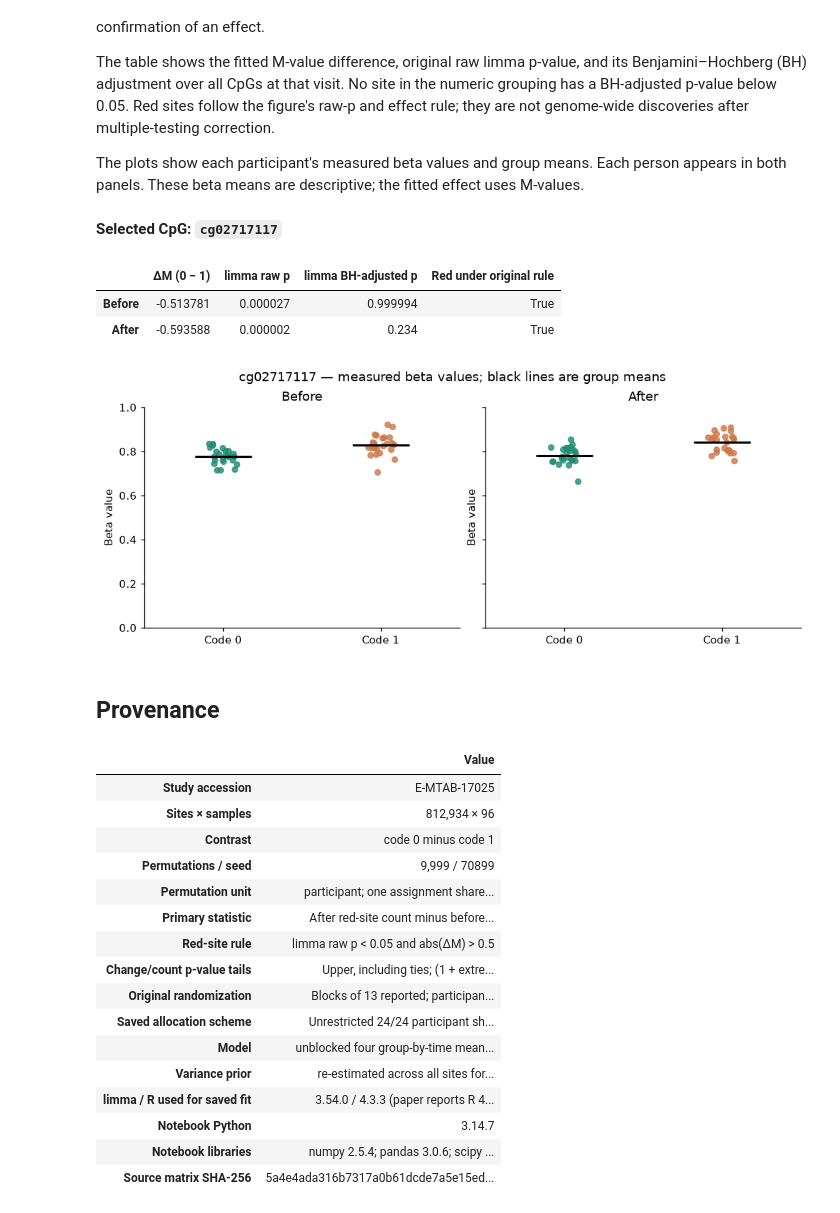
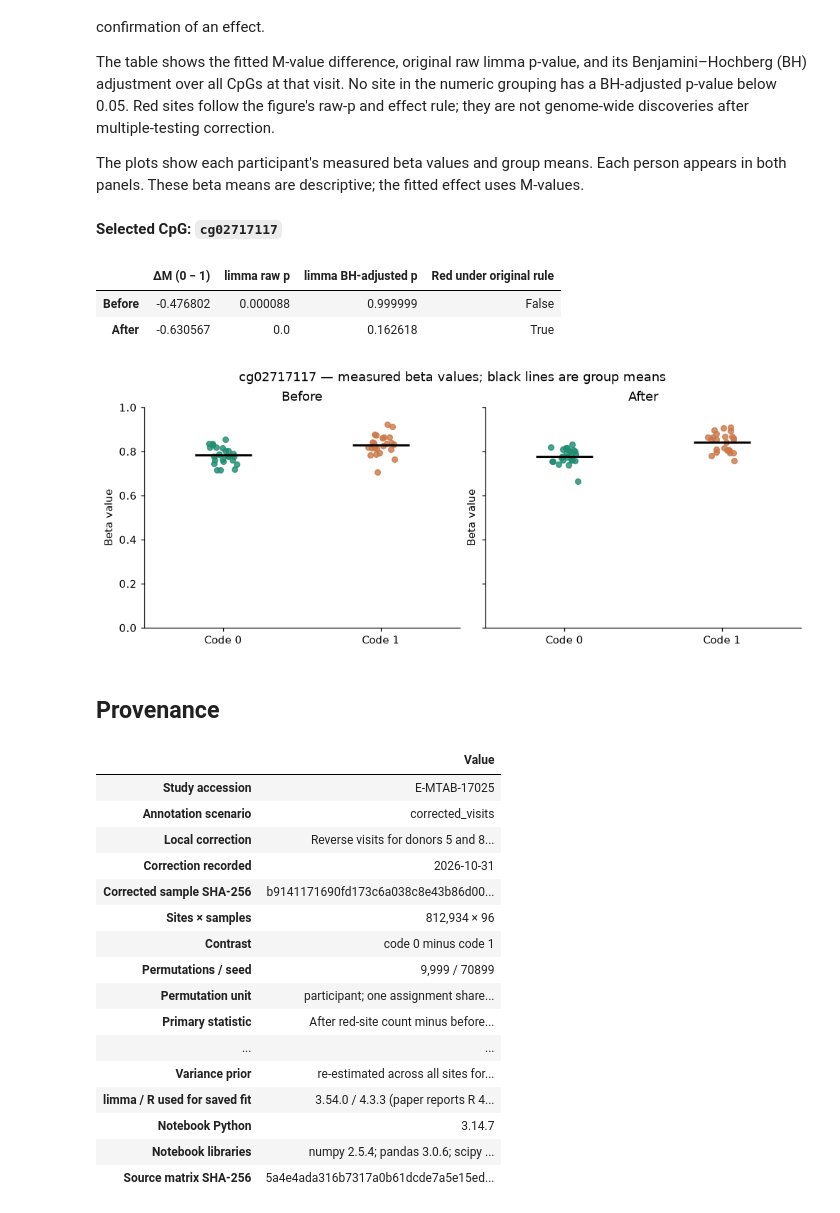
Before and after one commit to pbenner/diet-methylation-reanalysis, a Jupyter notebook: notebooks/figure1b_results.ipynb, the cells around one changed output. Cells and saved outputs as stored; diff of their text form; code cells hidden in the pictures.

```diff
--- a/notebooks/figure1b_results.ipynb
+++ b/notebooks/figure1b_results.ipynb
@@ -22,6 +27,7 @@ of permutations. The [README](../README.md) documents the full pipeline.
 # %%
 from pathlib import Path
 import json
+import hashlib
 import sys
 from importlib.metadata import version
 
@@ -35,17 +41,17 @@ from IPython.display import display, Markdown, Image
 ROOT = next(
     (p for p in [Path.cwd(), *Path.cwd().parents]
      if (p / "data/processed/audit.json").exists()
-     and (p / "results/diet_code/permutation_run.json").exists()),
+     and (p / "results/corrected_visits/diet_code/permutation_run.json").exists()),
     None,
 )
 if ROOT is None:
     raise FileNotFoundError("Open this notebook from the vegandiet project or its notebooks folder.")
 
-OUT = ROOT / "results/diet_code"
+OUT = ROOT / "results/corrected_visits/diet_code"
 audit = json.loads((ROOT / "data/processed/audit.json").read_text())
 run = json.loads((OUT / "permutation_run.json").read_text())
 summary = pd.read_csv(OUT / "limma_summary.csv").set_index("time")
-samples = pd.read_csv(ROOT / "data/processed/samples.csv",
+samples = pd.read_csv(ROOT / "data/processed/samples_corrected_visits.csv",
                       dtype={"participant": str, "diet_code": str})
 
 # Fixed rules used for the Figure 1B comparison below.
@@ -58,5 +64,13 @@ pd.set_option("display.max_columns", 14)
 display(Markdown(f"Loaded **{audit['matrix_shape'][0]:,} CpGs**, "
                  f"**{audit['participants']} participants**, "
                  f"and a saved run of **{run['repetitions']:,} permutations**."))
+assert run["annotation_scenario"] == "corrected_visits"
+assert hashlib.sha256((ROOT / run["samples_file"]).read_bytes()).hexdigest() == run["samples_sha256"]
+correction = json.loads((ROOT / "data/processed/visit_correction.json").read_text())
+assert correction["corrected_samples_sha256"] == run["samples_sha256"]
+assert correction["corrected_rows"] == 4 and correction["only_time_changed"]
+sys.path.insert(0, str(ROOT / "scripts"))
+from audit_results import validate_saved_summaries
+validate_saved_summaries(OUT)
 # %% [output]
 Loaded **812,934 CpGs**, **48 participants**, and a saved run of **9,999 permutations**.
@@ -577,44 +610,48 @@ else:
 # %% [output]
 **Selected CpG: `cg02717117`**
 |  | ΔM (0 − 1) | limma raw p | limma BH-adjusted p | Red under original rule |
-| Before | -0.513781 | 0.000027 | 0.999994 | True |
-| After | -0.593588 | 0.000002 | 0.234 | True |
+| Before | -0.476802 | 0.000088 | 0.999999 | False |
+| After | -0.630567 | 0.0 | 0.162618 | True |
-[figure, old version]
+[figure, new version]
 # %% [markdown]
 ## Provenance
 # %%
 provenance = pd.Series({
     "Study accession": "E-MTAB-17025",
+    "Annotation scenario": run["annotation_scenario"],
+    "Local correction": "Reverse visits for donors 5 and 8; four explicit array IDs",
+    "Correction recorded": "2026-10-31",
+    "Corrected sample SHA-256": run["samples_sha256"],
     "Sites × samples": f"{audit['matrix_shape'][0]:,} × {audit['matrix_shape'][1]}",
     "Contrast": f"code {run['numerator']} minus code {run['denominator']}",
     "Permutations / seed": f"{run['repetitions']:,} / {run['seed']}",
     "Permutation unit": run["permutation_unit"],
     "Primary statistic": "After red-site count minus before red-site count",
     "Red-site rule": "limma raw p < 0.05 and abs(ΔM) > 0.5",
     "Change/count p-value tails": "Upper, including ties; (1 + extreme) / (B + 1)",
     "Original randomization": "Blocks of 13 reported; participant block membership unavailable",
     "Saved allocation scheme": "Unrestricted 24/24 participant shuffles",
     "Model": run["model"],
     "Variance prior": run["variance_prior"],
     "limma / R used for saved fit": "3.54.0 / 4.3.3 (paper reports R 4.2.3)",
     "Notebook Python": sys.version.split()[0],
     "Notebook libraries": "; ".join(f"{name} {version(name)}" for name in ["numpy", "pandas", "scipy", "matplotlib"]),
     "Source matrix SHA-256": audit["matrix_sha256"],
 }, name="Value")
 display(provenance.to_frame())
 # %% [output]
 |  | Value |
 | Study accession | E-MTAB-17025 |
+| Annotation scenario | corrected_visits |
+| Local correction | Reverse visits for donors 5 and 8... |
+| Correction recorded | 2026-10-31 |
+| Corrected sample SHA-256 | b9141171690fd173c6a038c8e43b86d00... |
 | Sites × samples | 812,934 × 96 |
 | Contrast | code 0 minus code 1 |
 | Permutations / seed | 9,999 / 70899 |
 | Permutation unit | participant; one assignment share... |
 | Primary statistic | After red-site count minus before... |
-| Red-site rule | limma raw p < 0.05 and abs(ΔM) > 0.5 |
-| Change/count p-value tails | Upper, including ties; (1 + extre... |
-| Original randomization | Blocks of 13 reported; participan... |
-| Saved allocation scheme | Unrestricted 24/24 participant sh... |
-| Model | unblocked four group-by-time mean... |
+| ... | ... |
 | Variance prior | re-estimated across all sites for... |
 | limma / R used for saved fit | 3.54.0 / 4.3.3 (paper reports R 4... |
 | Notebook Python | 3.14.7 |
```
Also changed, not shown: parts of 16 cells of this notebook, 56 other files.
